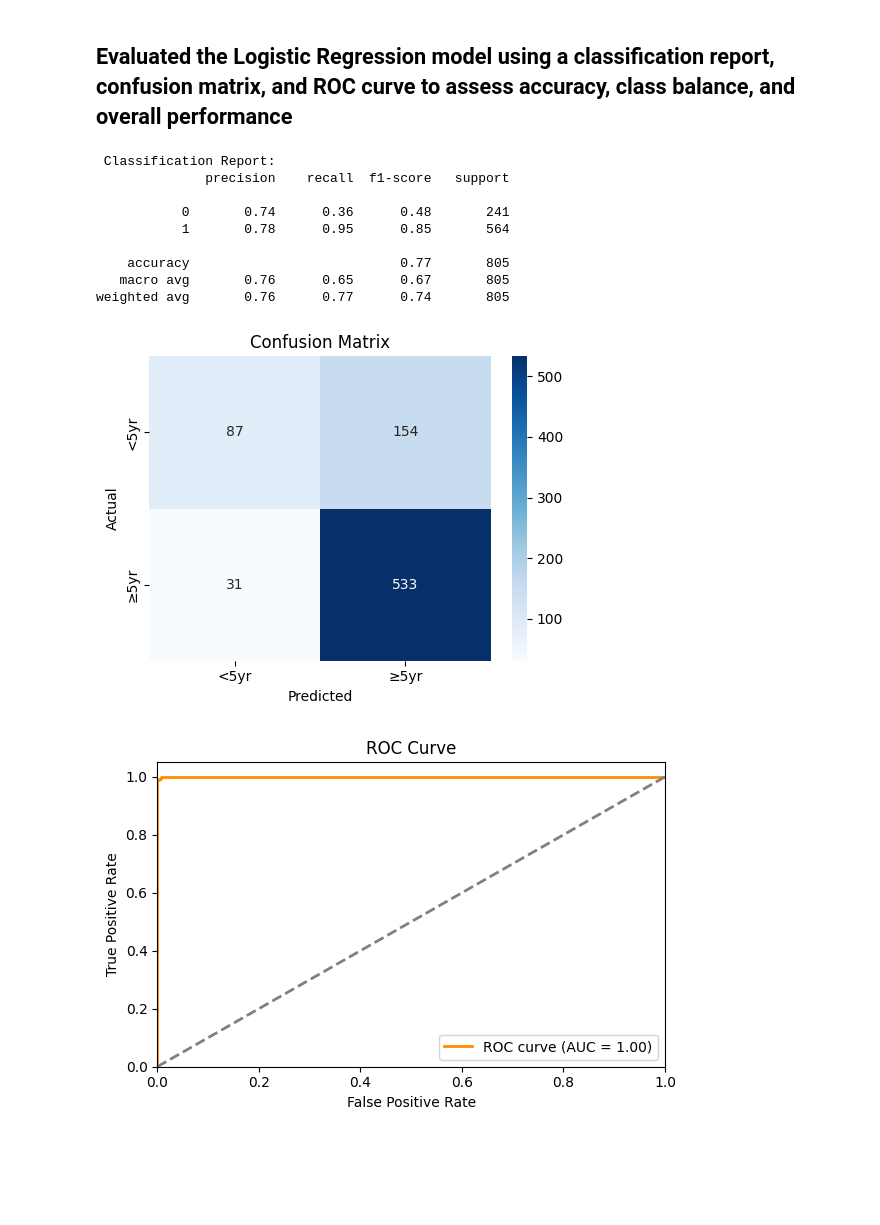
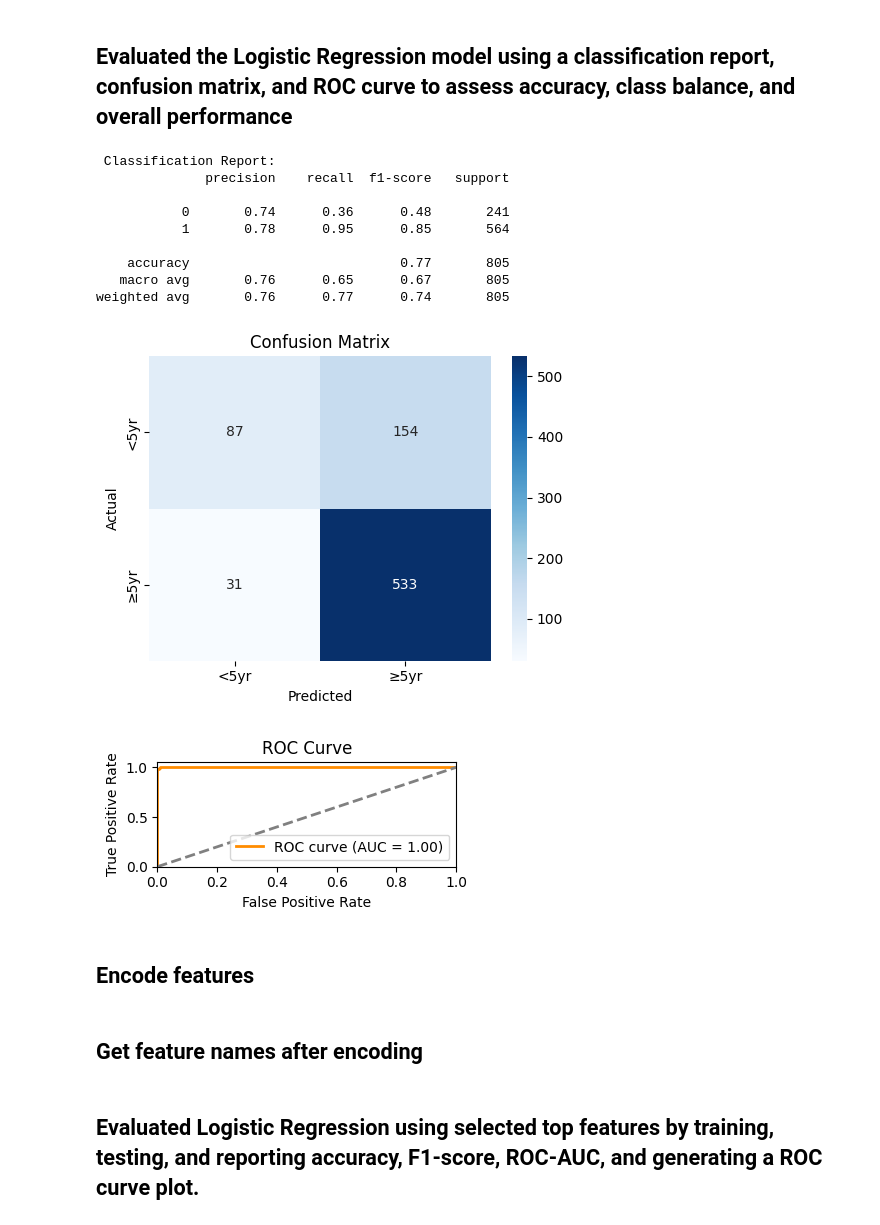
Before and after one commit to MichaelYemane707/breast_cancer_prediction, a Jupyter notebook: LogisticR.ipynb, the cells around one changed output. Cells and saved outputs as stored; diff of their text form; code cells hidden in the pictures; blank space fills up the shorter version.

```diff
--- a/LogisticR.ipynb
+++ b/LogisticR.ipynb
@@ -167,32 +172,34 @@ sns.heatmap(cm, annot=True, fmt='d', cmap='Blues', xticklabels=['<5yr', '≥5yr'
 plt.xlabel("Predicted")
 plt.ylabel("Actual")
 plt.title("Confusion Matrix")
 plt.tight_layout()
 plt.show()
 
 fpr, tpr, _ = roc_curve(y_test, y_prob)
 roc_auc = auc(fpr, tpr)
 
-plt.figure(figsize=(6,4))
+plt.figure(figsize=(4,2))
 plt.plot(fpr, tpr, color='darkorange', lw=2, label=f"ROC curve (AUC = {roc_auc:.2f})")
 plt.plot([0, 1], [0, 1], color='gray', lw=2, linestyle='--')
 plt.xlim([0.0, 1.0])
 plt.ylim([0.0, 1.05])
 plt.xlabel('False Positive Rate')
 plt.ylabel('True Positive Rate')
 plt.title('ROC Curve')
 plt.legend(loc="lower right")
 plt.tight_layout()
 plt.show()
 # %% [output]
  Classification Report:
               precision    recall  f1-score   support
 
            0       0.74      0.36      0.48       241
            1       0.78      0.95      0.85       564
 
     accuracy                           0.77       805
    macro avg       0.76      0.65      0.67       805
 weighted avg       0.76      0.77      0.74       805
 [figure]
-[figure, old version]
+[figure, new version]
+# %% [markdown]
+## Encode features
@@ -198,0 +208,2 @@ weighted avg       0.76      0.77      0.74       805
+# %% [markdown]
+## Get feature names after encoding
@@ -198,0 +213,2 @@ weighted avg       0.76      0.77      0.74       805
+# %% [markdown]
+## Evaluated Logistic Regression using selected top features by training, testing, and reporting accuracy, F1-score, ROC-AUC, and generating a ROC curve plot.
```
Also changed, not shown: parts of 12 cells of this notebook.
